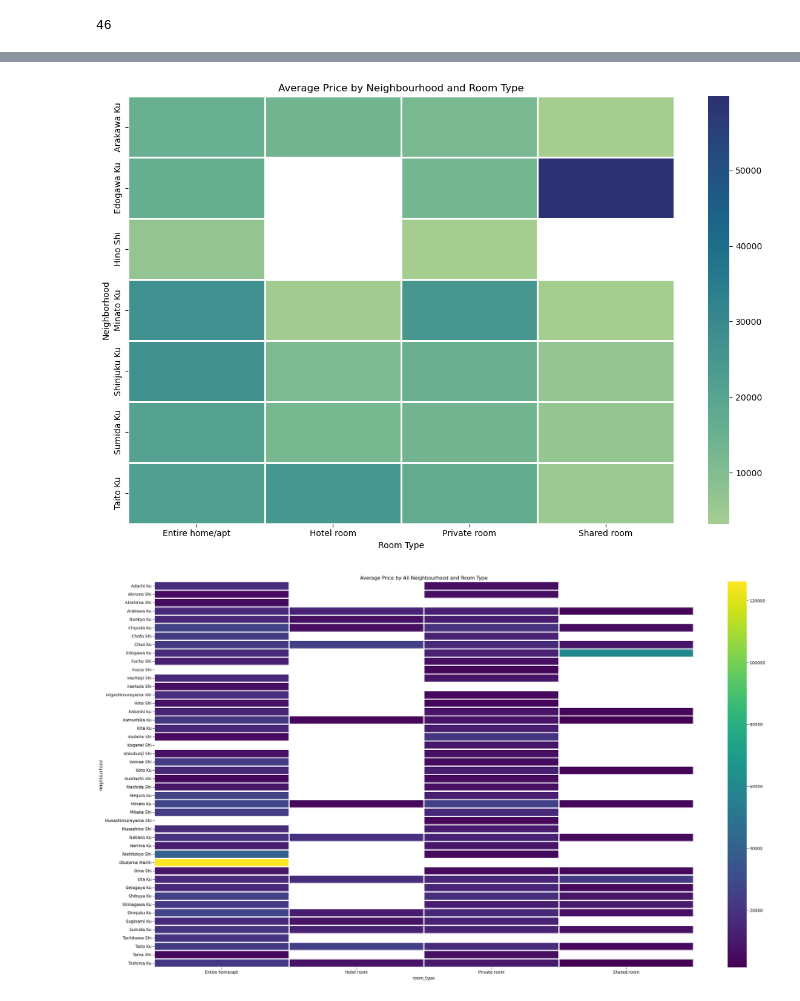
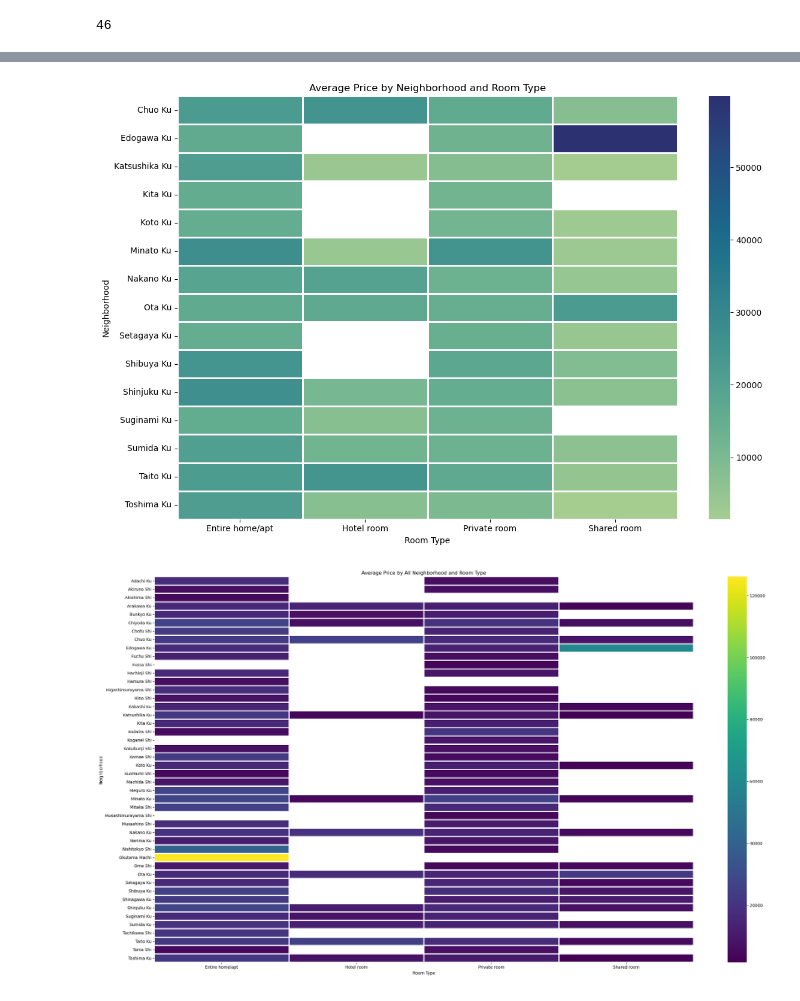
Before and after one commit to sophiagemanuel/Tokyo-Airbnb, a Jupyter notebook: Heatmap_Tokyo_Airbnb.ipynb, the cells around one changed output, grey strips where cells are left out. Saved outputs shown, nothing was run; the diff lists cells and outputs as text; code cells hidden in the pictures.

```diff
--- a/Heatmap_Tokyo_Airbnb.ipynb
+++ b/Heatmap_Tokyo_Airbnb.ipynb
@@ -50,18 +31,26 @@ filtered_neighborhoods_df
+# %%
+#select top 15 neighborhouds by count to produce a heat map in seaborn
+# top_15_neighborhoods = Tokyo_Airbnb_df['neighbourhood'].value_counts().sort_values(ascending=False).head(15)
+neighborhood_counts = Tokyo_Airbnb_df['neighbourhood'].value_counts().reset_index()
+neighborhood_counts.columns = ['neighbourhood', 'count']
+Tokyo_Airbnb_df_with_counts = Tokyo_Airbnb_df.merge(neighborhood_counts, on='neighbourhood', how='left')
+top_15_neighborhoods_list = neighborhood_counts.head(15)['neighbourhood']
+top_15_neighborhoods = Tokyo_Airbnb_df_with_counts[Tokyo_Airbnb_df_with_counts['neighbourhood'].isin(top_15_neighborhoods_list)]
 # %%
 # Generate a heat map for neighbourhood, room type, and price relation
-neighbourhood_roomtype_price = filtered_neighborhoods_df.pivot_table(index='neighbourhood', columns='room_type', values='price', aggfunc='mean')
+neighbourhood_roomtype_price = top_15_neighborhoods.pivot_table(index='neighbourhood', columns='room_type', values='price', aggfunc='mean')
 
 #Create a fig size, adjust the layout, and save the png file
 plt.figure(figsize=(12, 8))
 sns.heatmap(neighbourhood_roomtype_price, cmap='crest', linewidths=.75)
 plt.title('Average Price by Neighborhood and Room Type')
 plt.xlabel('Room Type')
 plt.ylabel('Neighborhood')
 plt.tight_layout()
-plt.savefig('Resources/Average Price by Neighbourhood and Room Type heat map.png', format='png')
+plt.savefig('Resources/HeatMapTop15AveragePricebyNeighbourhoodandRoomType.png', format='png')
 plt.show()
 # %% [output]
-[figure, old version]
+[figure, new version]
 # %%
 # Generate a heat map for neighbourhood, room type, and price relation
 all_neighbourhood_roomtype_price = Tokyo_Airbnb_df.pivot_table(index='neighbourhood', columns='room_type', values='price', aggfunc='mean')
```
Also changed, not shown: parts of 3 cells of this notebook, 10 other files.
